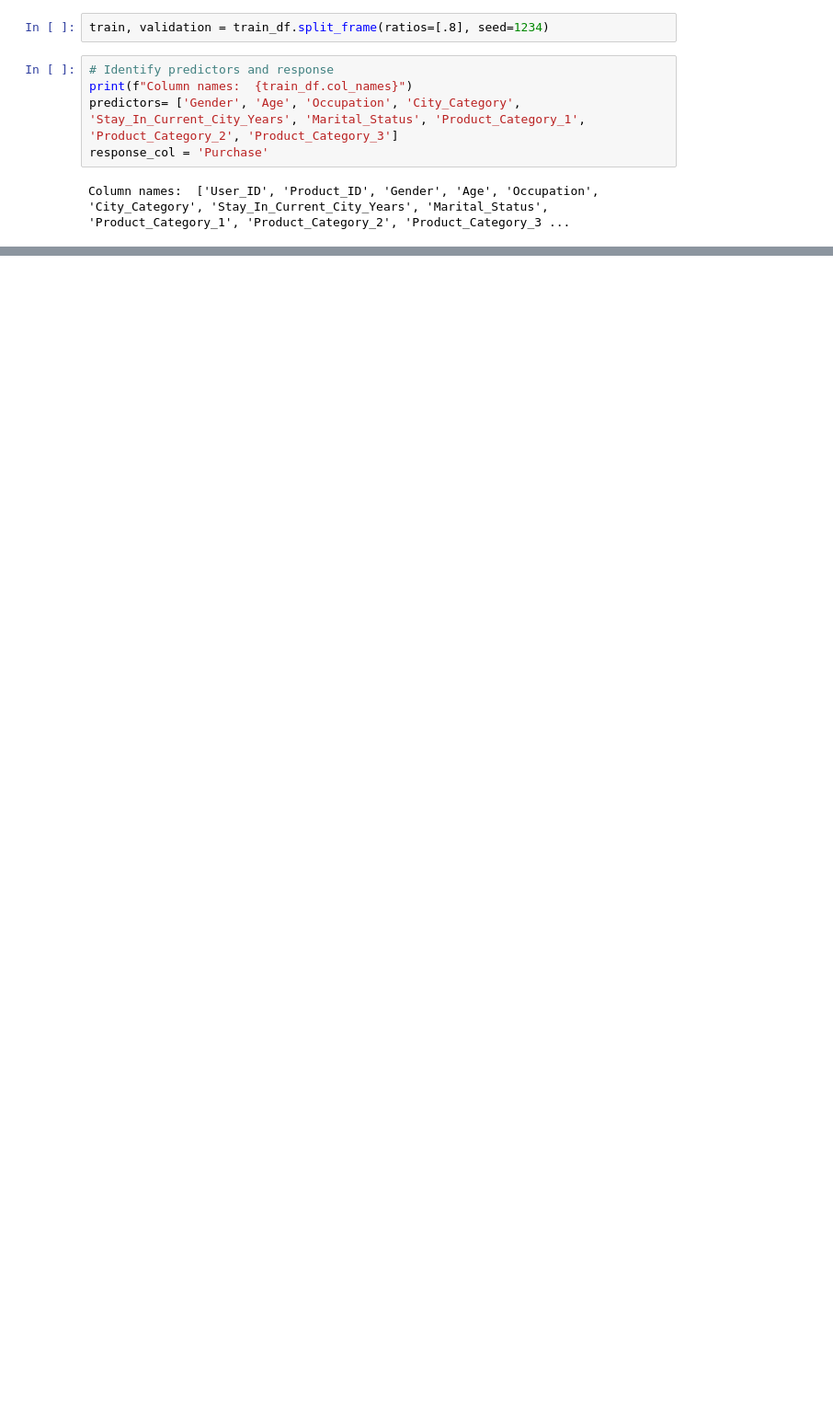
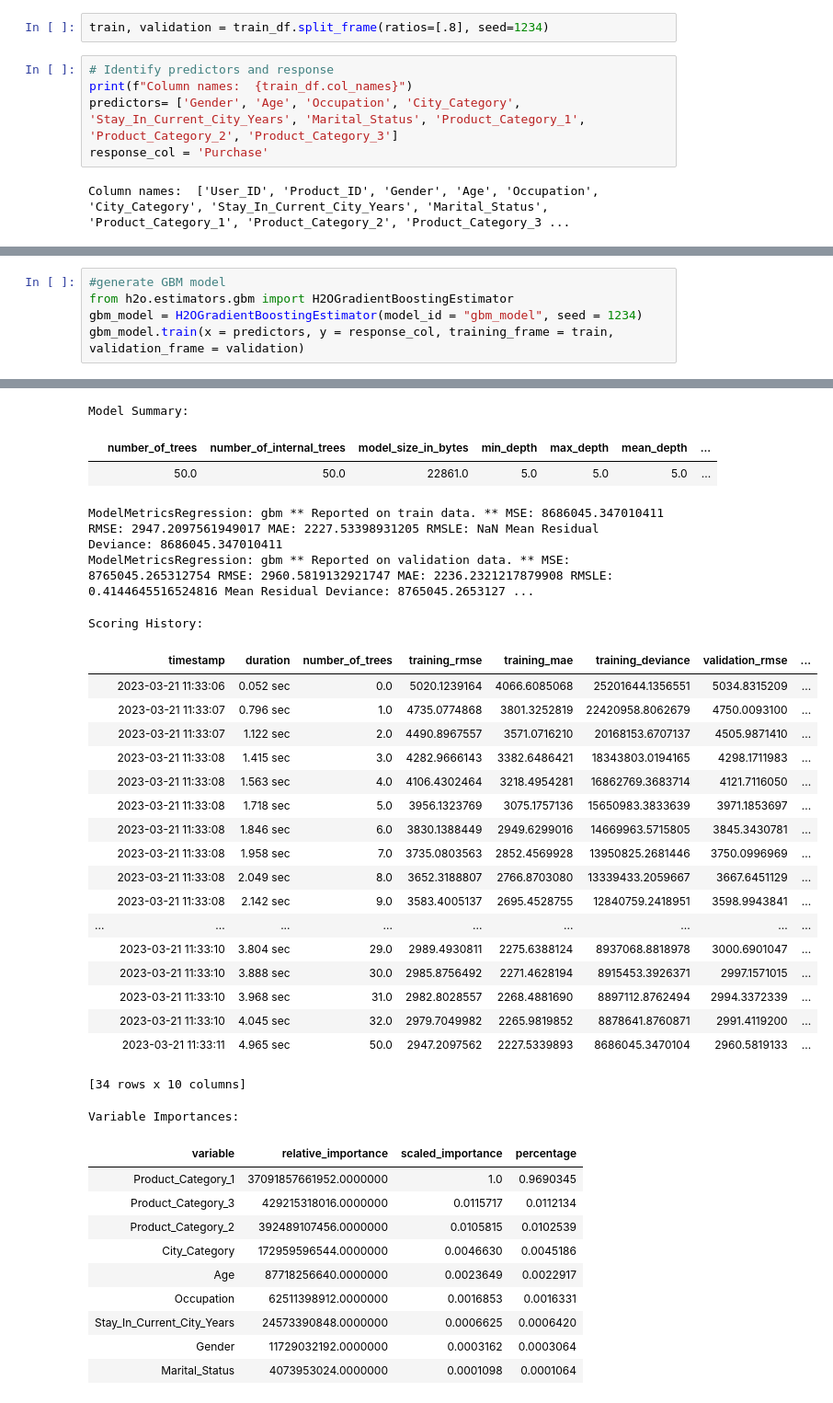
Before and after one commit to thphuc2703/Big-Data-project, a Jupyter notebook: h2o.ipynb, the cells around one changed output, grey strips where cells are left out. Shown at 92% size. Saved outputs shown, nothing was run; the diff lists cells and outputs as text; blank space fills up the shorter version.

Commit message:
Finalize some models, still missing evaluations and some mds

```diff
--- a/h2o.ipynb
+++ b/h2o.ipynb
@@ -238,0 +291,6 @@ predict.head()
+# %%
+#generate GBM model
+from h2o.estimators.gbm import H2OGradientBoostingEstimator
+gbm_model = H2OGradientBoostingEstimator(model_id = "gbm_model", seed = 1234)
+gbm_model.train(x = predictors, y = response_col, training_frame = train, validation_frame = validation)
+# %% [output]
@@ -238,0 +299,35 @@ predict.head()
+Model Summary:
+|  | number_of_trees | number_of_internal_trees | model_size_in_bytes | min_depth | max_depth | mean_depth | ... |
+|  | 50.0 | 50.0 | 22861.0 | 5.0 | 5.0 | 5.0 | ... |
+ModelMetricsRegression: gbm ** Reported on train data. ** MSE: 8686045.347010411 RMSE: 2947.2097561949017 MAE: 2227.53398931205 RMSLE: NaN Mean Residual Deviance: 8686045.347010411
+ModelMetricsRegression: gbm ** Reported on validation data. ** MSE: 8765045.265312754 RMSE: 2960.5819132921747 MAE: 2236.2321217879908 RMSLE: 0.4144645516524816 Mean Residual Deviance: 8765045.2653127 ...
+Scoring History:
+|  | timestamp | duration | number_of_trees | training_rmse | training_mae | training_deviance | validation_rmse | ... |
+|  | 2023-03-21 11:33:06 | 0.052 sec | 0.0 | 5020.1239164 | 4066.6085068 | 25201644.1356551 | 5034.8315209 | ... |
+|  | 2023-03-21 11:33:07 | 0.796 sec | 1.0 | 4735.0774868 | 3801.3252819 | 22420958.8062679 | 4750.0093100 | ... |
+|  | 2023-03-21 11:33:07 | 1.122 sec | 2.0 | 4490.8967557 | 3571.0716210 | 20168153.6707137 | 4505.9871410 | ... |
+|  | 2023-03-21 11:33:08 | 1.415 sec | 3.0 | 4282.9666143 | 3382.6486421 | 18343803.0194165 | 4298.1711983 | ... |
+|  | 2023-03-21 11:33:08 | 1.563 sec | 4.0 | 4106.4302464 | 3218.4954281 | 16862769.3683714 | 4121.7116050 | ... |
+|  | 2023-03-21 11:33:08 | 1.718 sec | 5.0 | 3956.1323769 | 3075.1757136 | 15650983.3833639 | 3971.1853697 | ... |
+|  | 2023-03-21 11:33:08 | 1.846 sec | 6.0 | 3830.1388449 | 2949.6299016 | 14669963.5715805 | 3845.3430781 | ... |
+|  | 2023-03-21 11:33:08 | 1.958 sec | 7.0 | 3735.0803563 | 2852.4569928 | 13950825.2681446 | 3750.0996969 | ... |
+|  | 2023-03-21 11:33:08 | 2.049 sec | 8.0 | 3652.3188807 | 2766.8703080 | 13339433.2059667 | 3667.6451129 | ... |
+|  | 2023-03-21 11:33:08 | 2.142 sec | 9.0 | 3583.4005137 | 2695.4528755 | 12840759.2418951 | 3598.9943841 | ... |
+| ... | ... | ... | ... | ... | ... | ... | ... | ... |
+|  | 2023-03-21 11:33:10 | 3.804 sec | 29.0 | 2989.4930811 | 2275.6388124 | 8937068.8818978 | 3000.6901047 | ... |
+|  | 2023-03-21 11:33:10 | 3.888 sec | 30.0 | 2985.8756492 | 2271.4628194 | 8915453.3926371 | 2997.1571015 | ... |
+|  | 2023-03-21 11:33:10 | 3.968 sec | 31.0 | 2982.8028557 | 2268.4881690 | 8897112.8762494 | 2994.3372339 | ... |
+|  | 2023-03-21 11:33:10 | 4.045 sec | 32.0 | 2979.7049982 | 2265.9819852 | 8878641.8760871 | 2991.4119200 | ... |
+|  | 2023-03-21 11:33:11 | 4.965 sec | 50.0 | 2947.2097562 | 2227.5339893 | 8686045.3470104 | 2960.5819133 | ... |
+[34 rows x 10 columns]
+Variable Importances:
+| variable | relative_importance | scaled_importance | percentage |
+| Product_Category_1 | 37091857661952.0000000 | 1.0 | 0.9690345 |
+| Product_Category_3 | 429215318016.0000000 | 0.0115717 | 0.0112134 |
+| Product_Category_2 | 392489107456.0000000 | 0.0105815 | 0.0102539 |
+| City_Category | 172959596544.0000000 | 0.0046630 | 0.0045186 |
+| Age | 87718256640.0000000 | 0.0023649 | 0.0022917 |
+| Occupation | 62511398912.0000000 | 0.0016853 | 0.0016331 |
+| Stay_In_Current_City_Years | 24573390848.0000000 | 0.0006625 | 0.0006420 |
+| Gender | 11729032192.0000000 | 0.0003162 | 0.0003064 |
+| Marital_Status | 4073953024.0000000 | 0.0001098 | 0.0001064 |
```
Also changed, not shown: parts of 67 cells of this notebook.
